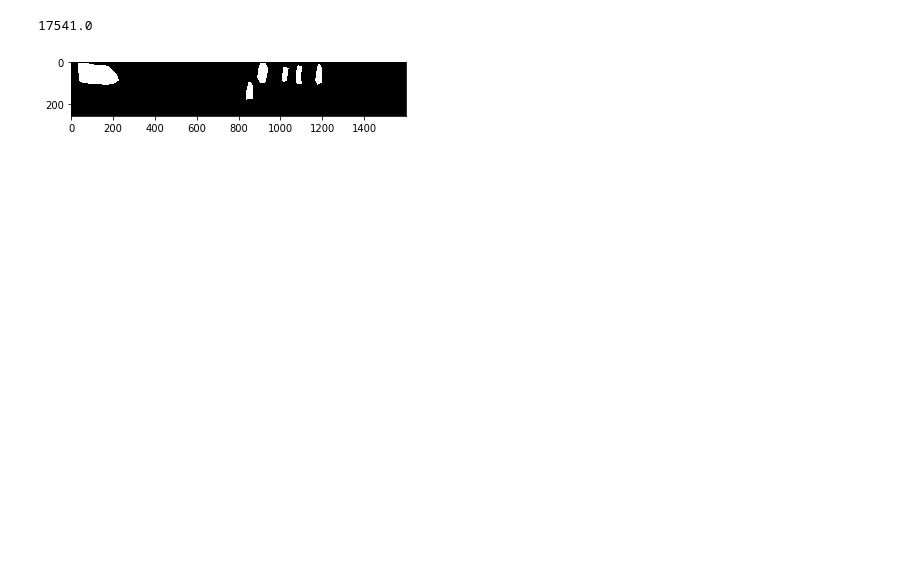
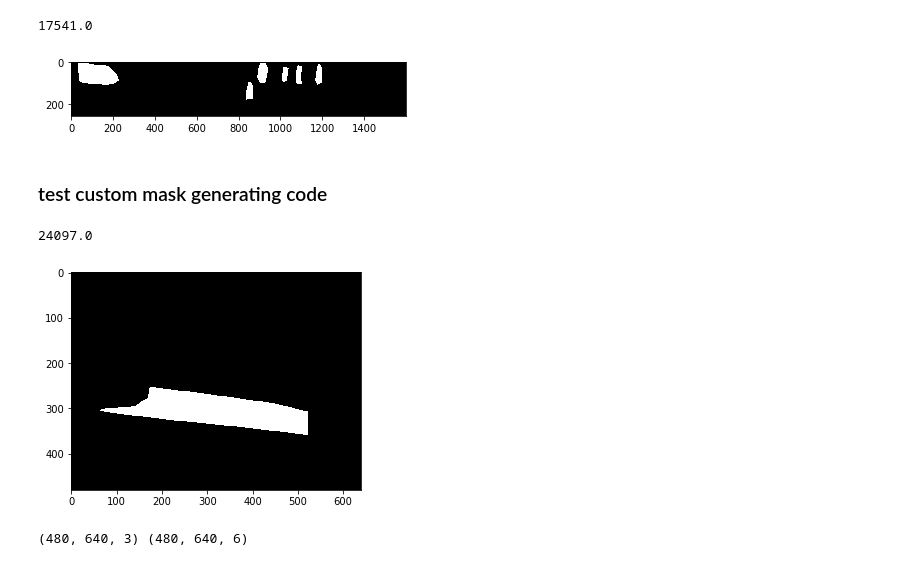
Before and after one commit to liyu10000/PPG, a Jupyter notebook: python/check_label.ipynb, the cells around one changed output. Cells and saved outputs as stored; diff of their text form; code cells hidden in the pictures; blank space fills up the shorter version.

Commit message:
wrote and tested custom date generator

```diff
--- a/python/check_label.ipynb
+++ b/python/check_label.ipynb
@@ -90,3 +90,5 @@ plt.imshow(masks[:, :, 2], "gray")
 plt.show()
 # %% [output]
 [figure]
+# %% [markdown]
+### test custom mask generating code
@@ -92,0 +97,27 @@ plt.show()
+# %%
+mask = np.zeros((3, 480, 640), dtype=np.float32)
+f = '../data/labeled/labels/V1 1HR_PS BT S.1.csv'
+df = pd.read_csv(f)
+points = df.to_numpy()
+cv2.fillConvexPoly(mask[0, :, :], points, 1.0)
+
+print(np.sum(mask))
+
+plt.imshow(mask[0, :, :], "gray")
+plt.show()
+# %% [output]
+24097.0
+[figure, added]
+# %%
+image_dir = "../data/labeled/images"
+label_dir = "../data/labeled/labels"
+label_dict = get_label_dict(image_dir, label_dir)
+class_index = {'STBD TS':0, 'STBD BT':1, 'STBD VS': 2, 'PS TS':3, 'PS BT':4, 'PS VS':5}
+name = 'V4 23HR'
+
+img = cv2.imread(os.path.join(image_dir, name+'.png'))
+img, factor, pad = resize_with_pad(img)
+mask = make_mask(name, label_dict, class_index, factor, pad)
+print(img.shape, mask.shape)
+# %% [output]
+(480, 640, 3) (480, 640, 6)
```
Also changed, not shown: parts of 3 cells of this notebook, 2 other files.
